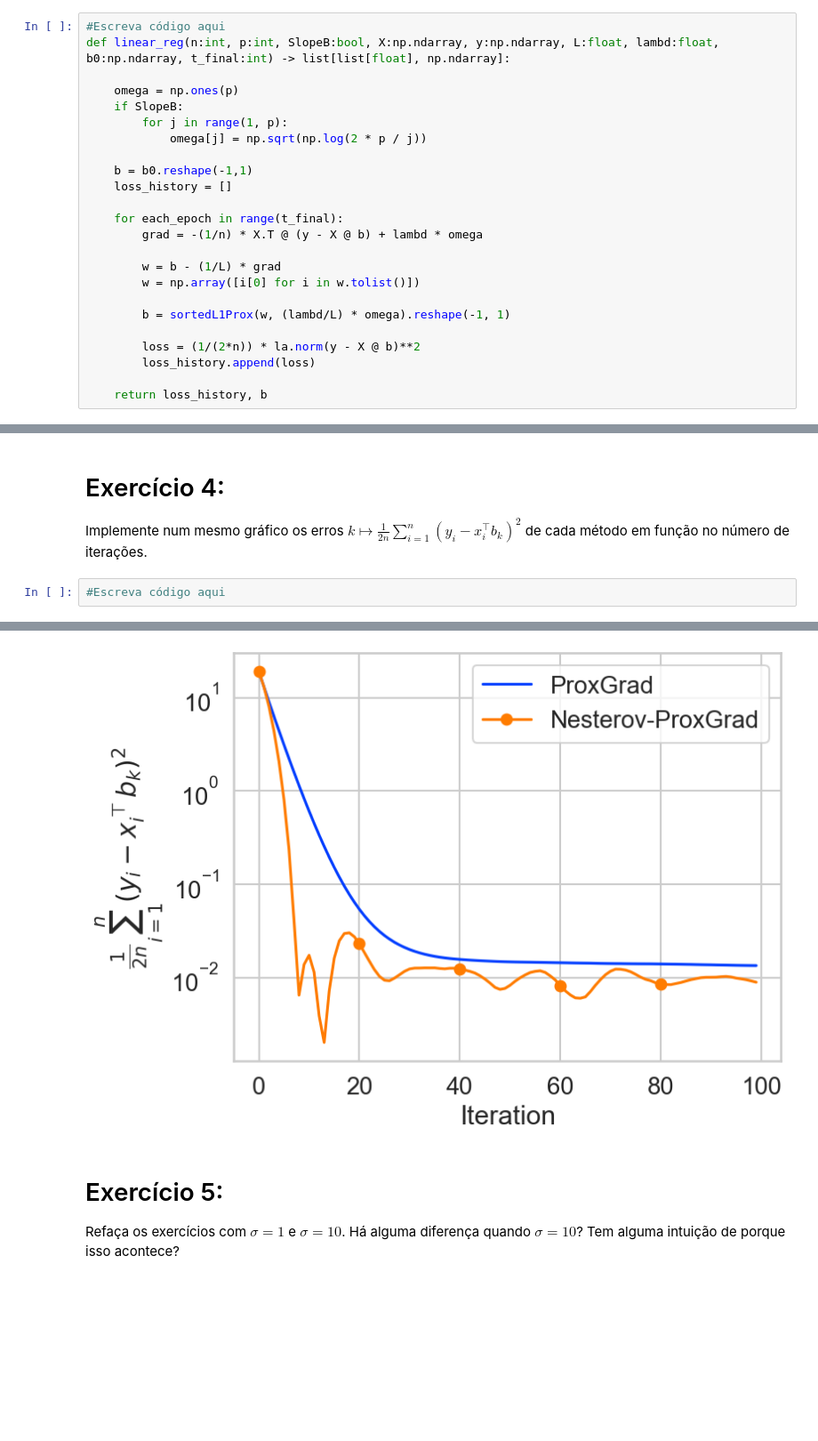
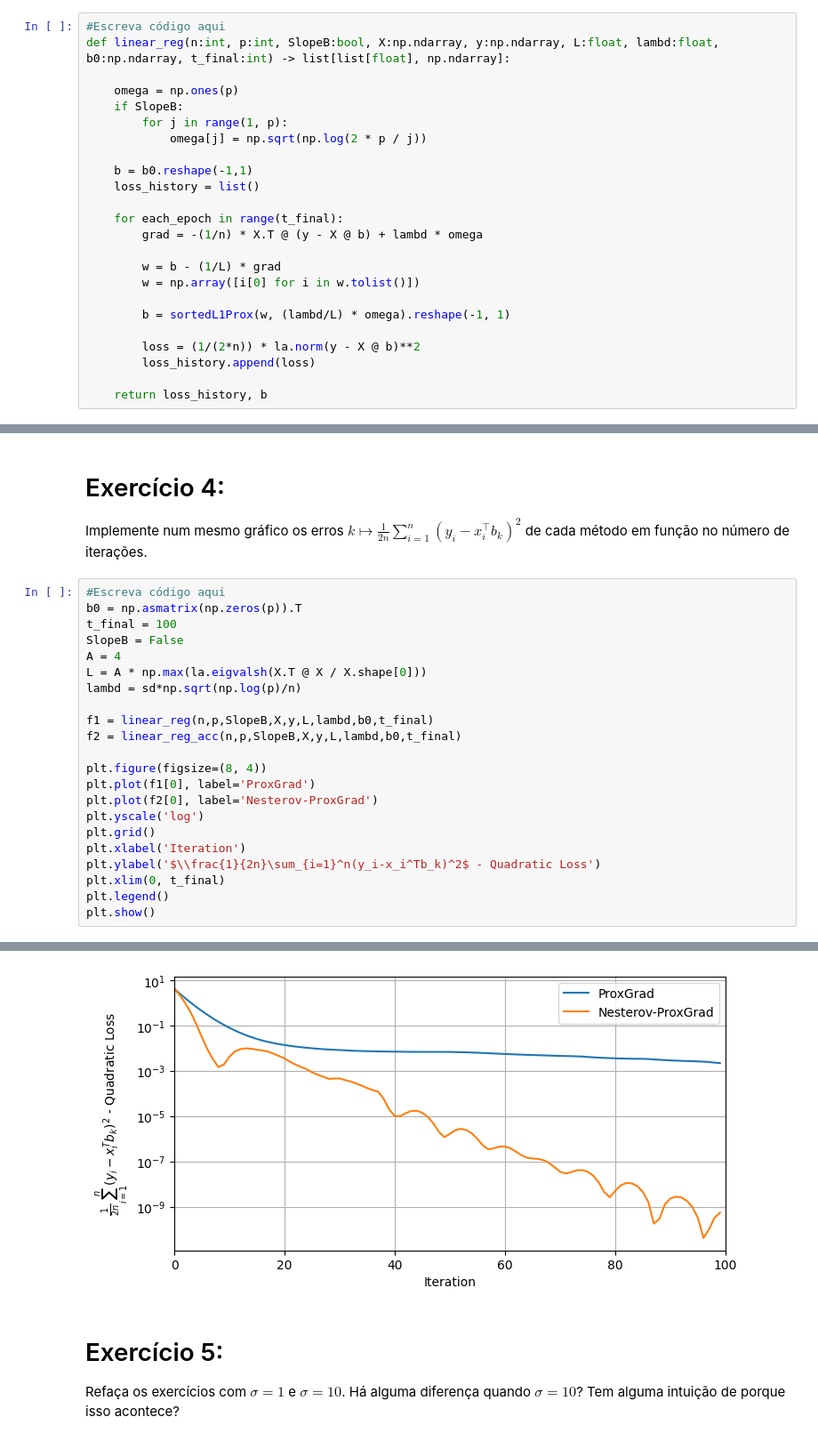
Before and after one commit to scrocha/otimizacao-OCD-2024, a Jupyter notebook: Atividade_01/Lasso_Sillas.ipynb, the cells around one changed output, grey strips where cells are left out. Shown: that part at 89% size. Drawn from its saved outputs; the diff is of its cells as text; blank space fills up the shorter version.

Commit message:
finalizei questão 4 da lista 01

```diff
--- a/Atividade_01/Lasso_Sillas.ipynb
+++ b/Atividade_01/Lasso_Sillas.ipynb
@@ -201,7 +201,7 @@ def linear_reg(n:int, p:int, SlopeB:bool, X:np.ndarray, y:np.ndarray, L:float, l
             omega[j] = np.sqrt(np.log(2 * p / j))
 
     b = b0.reshape(-1,1)
-    loss_history = []
+    loss_history = list()
 
     for each_epoch in range(t_final):
         grad = -(1/n) * X.T @ (y - X @ b) + lambd * omega
@@ -280,4 +311,24 @@ plt.plot(f2[0])
 Implemente num mesmo gráfico os erros $k\mapsto\frac{1}{2n}\sum_{i=1}^n(y_i-x_i^\top b_k)^2$ de cada método em função no número de iterações.
 # %%
 #Escreva código aqui
+b0 = np.asmatrix(np.zeros(p)).T
+t_final = 100
+SlopeB = False
+A = 4
+L = A * np.max(la.eigvalsh(X.T @ X / X.shape[0]))
+lambd = sd*np.sqrt(np.log(p)/n)
+
+f1 = linear_reg(n,p,SlopeB,X,y,L,lambd,b0,t_final)
+f2 = linear_reg_acc(n,p,SlopeB,X,y,L,lambd,b0,t_final)
+
+plt.figure(figsize=(8, 4))
+plt.plot(f1[0], label='ProxGrad')
+plt.plot(f2[0], label='Nesterov-ProxGrad')
+plt.yscale('log')
+plt.grid()
+plt.xlabel('Iteration')
+plt.ylabel('$\\frac{1}{2n}\sum_{i=1}^n(y_i-x_i^Tb_k)^2$ - Quadratic Loss')
+plt.xlim(0, t_final)
+plt.legend()
+plt.show()
 # %% [output]
@@ -285,4 +335,4 @@ Implemente num mesmo gráfico os erros $k\mapsto\frac{1}{2n}\sum_{i=1}^n(y_i-x_i
-[figure, old version]
+[figure, new version]
 # %% [markdown]
 # Exercício 5:
 
```
Also changed, not shown: parts of 5 cells of this notebook.
